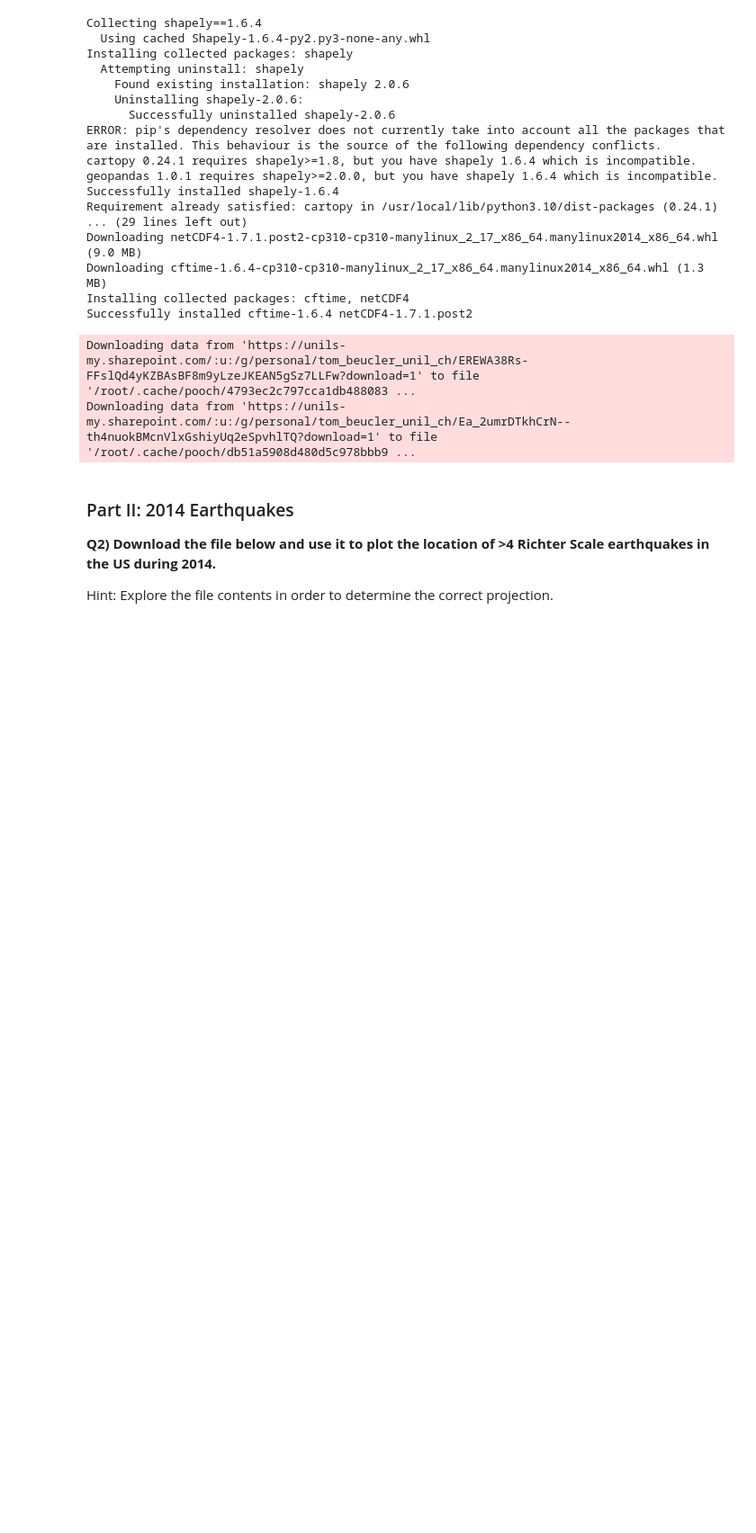
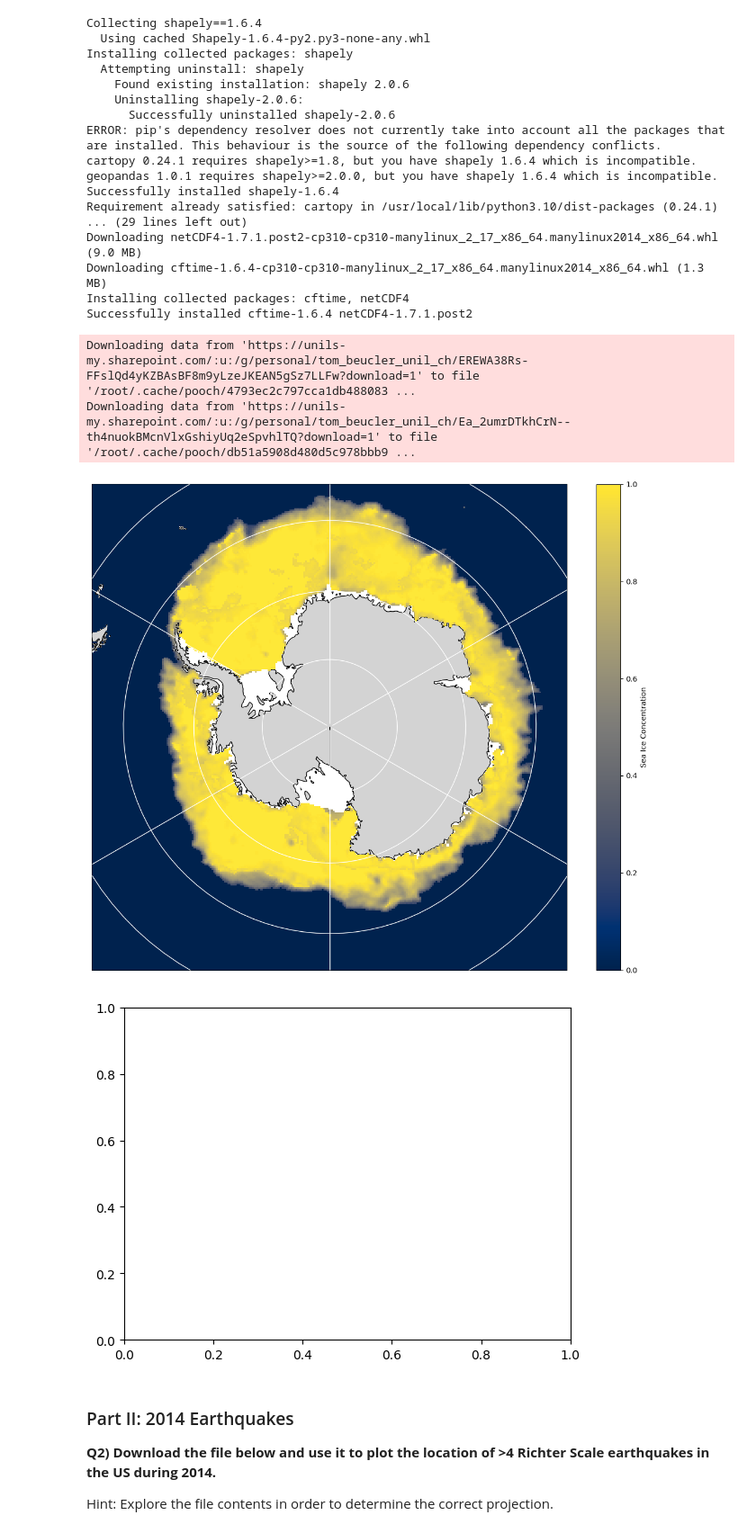
Before and after one commit to Lipow17/2024_Intro_Python, a Jupyter notebook: W2_S2.ipynb, the cells around one changed output. Shown at 90% size. Saved outputs shown, nothing was run; the diff lists cells and outputs as text; code cells hidden in the pictures; blank space fills up the shorter version.

```diff
--- a/W2_S2.ipynb
+++ b/W2_S2.ipynb
@@ -193,38 +193,44 @@ Downloading data from 'https://unils-my.sharepoint.com/:u:/g/personal/tom_beucle
 # %%
 import matplotlib.pyplot as plt
 #import cartopy.feature as cfeature
+import cartopy.feature as cfeature
 import numpy as np
+import matplotlib.cm as cm
 
-fig,ax = plt.subplots(_,_,figsize=(18, 12),subplot_kw={'projection': ccrs.___________________()})
+fig,ax = plt.subplots(nrows=1,ncols=1,figsize=(18, 12),subplot_kw={'projection': ccrs.SouthPolarStereo()})
 # The rest doesn't change:
-ax[_].set_extent([-180, 180, -90, -55], ccrs.PlateCarree())
+ax.set_extent([-180, 180, -90, -55], ccrs.PlateCarree())
 
 ######################################################################################################################################################
 # Add Land and gridlines
 # Hint: Check edgecolor to show coast, and facecolor to color the continent
 # Hint: https://matplotlib.org/stable/gallery/color/named_colors.html for the names of the colors available
 ######################################################################################################################################################
-ax[_].______________(cartopy.______.____, edgecolor='___',facecolor='________')
-ax[_].gridlines(lw=_,color='_')
+ax.add_feature(cfeature.LAND, edgecolor='black',facecolor='lightgray')
+ax.gridlines(lw=1,color='w')
 ######################################################################################################################################################
 # Add Contours
 # Hint: X (Y) data in the pcolormesh should be the longitude and latitude of the sea ice data.
 # Hint: Check the shape of the var_toplot1, var_toplot2 before plotting
 # Hint: longitude and latitude can be accessed with seaice1.variables['longitude'][:], seaice1.variables['latitude'][:]
 # Hint: Check this website: https://matplotlib.org/stable/tutorials/colors/colormaps.html for available colormaps
 ######################################################################################################################################################
-____ = ax[0].pcolormesh(___________, ____________, np.ma.masked_greater(var_toplot1[_________],1), transform=__________,vmin=0,vmax=1,cmap=____)
-plt.colorbar(____,ax=ax[_],fraction=0.046, pad=0.04,____='__________________')
-ax[_].set_title('2017-08-01')
+axx = ax.pcolormesh(seaice1.variables['longitude'][:], seaice1['latitude'][:], np.ma.masked_greater(var_toplot1[0],1), transform=ccrs.PlateCarree(),vmin=0,vmax=1,cmap=cm.cividis)
+plt.colorbar(axx,ax=ax,fraction=0.046, pad=0.04, orientation='vertical', label='Sea Ice Concentration') # Changed ax=ax[0] to ax=ax
+plt.show()
+ax.set_title('2017-08-01')
 
-ax[_].set_extent([-180, 180, -90, -55], ccrs.PlateCarree())
-ax[_].add_feature(cartopy._______._________, edgecolor='______',facecolor='_______________')
-ax[_].gridlines(lw=_,color='____')
+ax.set_extent([-180, 180, -90, -55], ccrs.PlateCarree())
+ax.add_feature(cartopy.feature.LAND, edgecolor='black',facecolor='lightgray')
+ax.gridlines(lw=_, color='black')
 
-____ = ax[____].pcolormesh(____, ____, np.ma.masked_greater(var_toplot2[____],1), transform=____,vmin=0,vmax=1,cmap=____)
-plt.colorbar(____,ax=__________________,label='__________________',fraction=0.046, pad=0.04)
-ax[____].set_title('__________________')
+axx2 = ax.pcolormesh(seaice2.variables['longitude'][:], seaice2.variables['latitude'][:], np.ma.masked_greater(var_toplot2[0],1), transform=ccrs.PlateCarree(),vmin=0,vmax=1,cmap=cm.cividis)
+plt.colorbar(axx2, ax=ax,label='Sea Ice Concentration',fraction=0.046, pad=0.04)
+ax.set_title('2017-12-31')
 plt.show()
+# %% [output]
+[figure, added]
+[figure, added]
 # %% [markdown]
 ### Part II: 2014 Earthquakes
 **Q2) Download the file below and use it to plot the location of >4 Richter Scale earthquakes in the US during 2014.**
```
